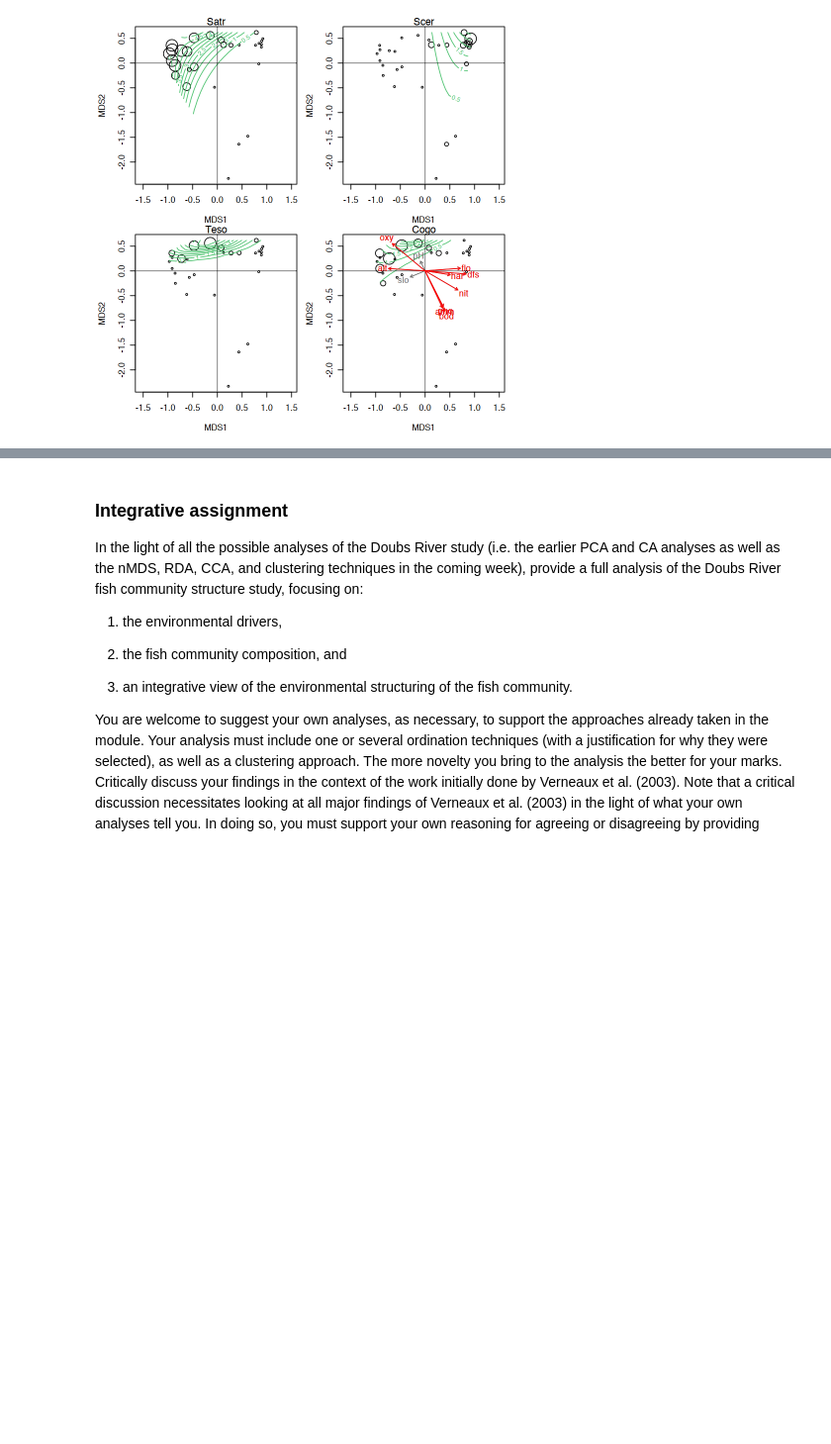
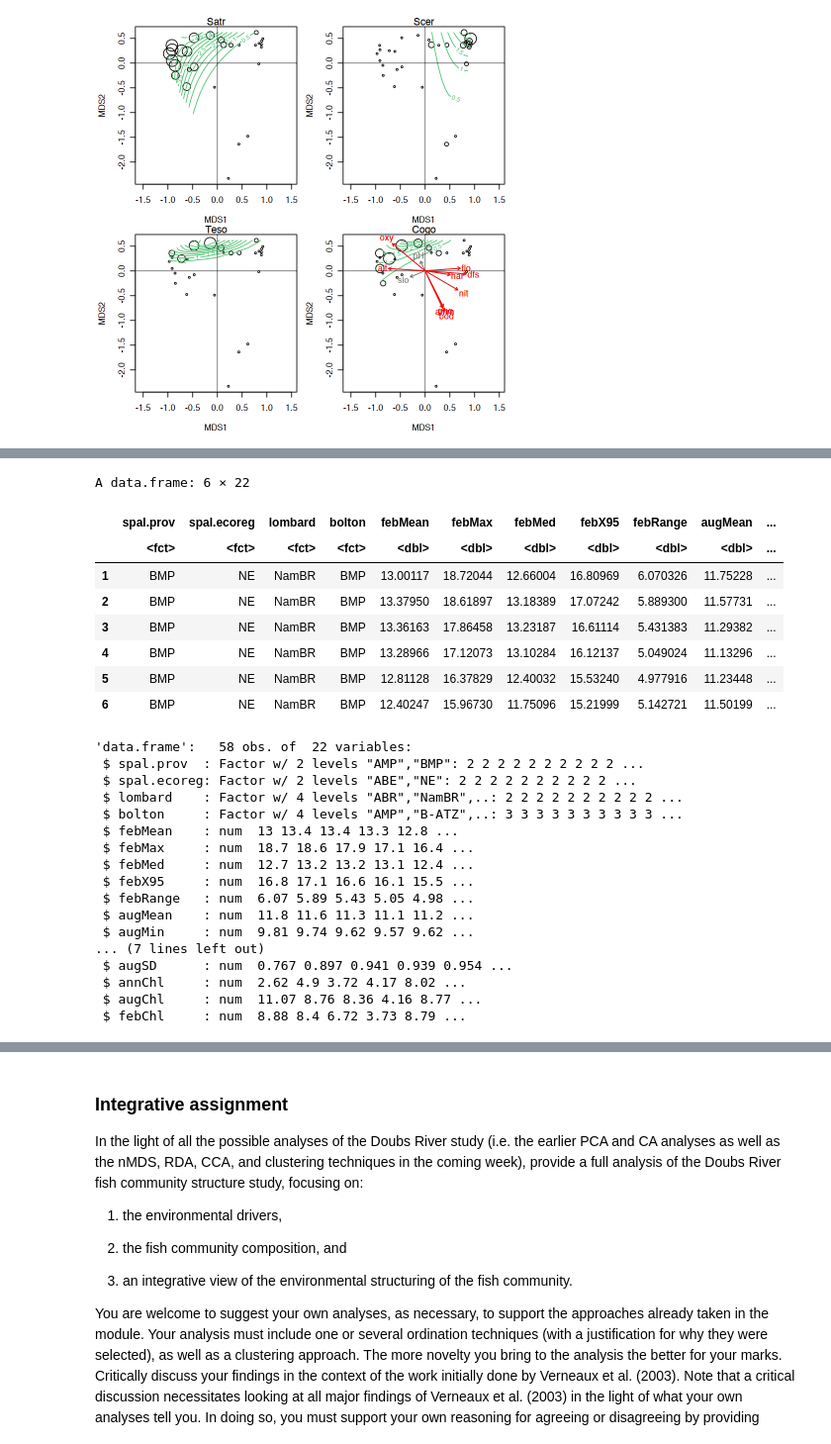
Before and after one commit to ajsmit/Quantitative_Ecology, a Jupyter notebook: jupyter_lab/15-PCoA.ipynb, the cells around one changed output, grey strips where cells are left out. Shown at 99% size. Saved outputs shown, nothing was run; the diff lists cells and outputs as text; code cells hidden in the pictures; blank space fills up the shorter version.

```diff
--- a/jupyter_lab/15-PCoA.ipynb
+++ b/jupyter_lab/15-PCoA.ipynb
@@ -224,0 +231,37 @@ Number of permutations: 999
+# %%
+bioreg <- read.csv('/Users/ajsmit/Dropbox/R/workshops/Quantitative_Ecology/exercises/diversity/bioregions.csv', header = TRUE)
+load("/Users/ajsmit/Dropbox/R/workshops/Quantitative_Ecology/exercises/diversity/SeaweedEnv.RData")
+E <- cbind(bioreg, env) %>%
+  mutate(spal.prov = factor(spal.prov),
+         spal.ecoreg = factor(spal.ecoreg),
+         lombard = factor(lombard),
+         bolton = factor(bolton))
+head(E)
+str(E)
+# %% [output]
+A data.frame: 6 × 22
+|  | spal.prov | spal.ecoreg | lombard | bolton | febMean | febMax | febMed | febX95 | febRange | augMean | ... |
+|  | <fct> | <fct> | <fct> | <fct> | <dbl> | <dbl> | <dbl> | <dbl> | <dbl> | <dbl> | ... |
+| 1 | BMP | NE | NamBR | BMP | 13.00117 | 18.72044 | 12.66004 | 16.80969 | 6.070326 | 11.75228 | ... |
+| 2 | BMP | NE | NamBR | BMP | 13.37950 | 18.61897 | 13.18389 | 17.07242 | 5.889300 | 11.57731 | ... |
+| 3 | BMP | NE | NamBR | BMP | 13.36163 | 17.86458 | 13.23187 | 16.61114 | 5.431383 | 11.29382 | ... |
+| 4 | BMP | NE | NamBR | BMP | 13.28966 | 17.12073 | 13.10284 | 16.12137 | 5.049024 | 11.13296 | ... |
+| 5 | BMP | NE | NamBR | BMP | 12.81128 | 16.37829 | 12.40032 | 15.53240 | 4.977916 | 11.23448 | ... |
+| 6 | BMP | NE | NamBR | BMP | 12.40247 | 15.96730 | 11.75096 | 15.21999 | 5.142721 | 11.50199 | ... |
+'data.frame':   58 obs. of  22 variables:
+ $ spal.prov  : Factor w/ 2 levels "AMP","BMP": 2 2 2 2 2 2 2 2 2 2 ...
+ $ spal.ecoreg: Factor w/ 2 levels "ABE","NE": 2 2 2 2 2 2 2 2 2 2 ...
+ $ lombard    : Factor w/ 4 levels "ABR","NamBR",..: 2 2 2 2 2 2 2 2 2 2 ...
+ $ bolton     : Factor w/ 4 levels "AMP","B-ATZ",..: 3 3 3 3 3 3 3 3 3 3 ...
+ $ febMean    : num  13 13.4 13.4 13.3 12.8 ...
+ $ febMax     : num  18.7 18.6 17.9 17.1 16.4 ...
+ $ febMed     : num  12.7 13.2 13.2 13.1 12.4 ...
+ $ febX95     : num  16.8 17.1 16.6 16.1 15.5 ...
+ $ febRange   : num  6.07 5.89 5.43 5.05 4.98 ...
+ $ augMean    : num  11.8 11.6 11.3 11.1 11.2 ...
+ $ augMin     : num  9.81 9.74 9.62 9.57 9.62 ...
+... (7 lines left out)
+ $ augSD      : num  0.767 0.897 0.941 0.939 0.954 ...
+ $ annChl     : num  2.62 4.9 3.72 4.17 8.02 ...
+ $ augChl     : num  11.07 8.76 8.36 4.16 8.77 ...
+ $ febChl     : num  8.88 8.4 6.72 3.73 8.79 ...
```
Also changed, not shown: parts of 6 cells of this notebook, 2 other files.
